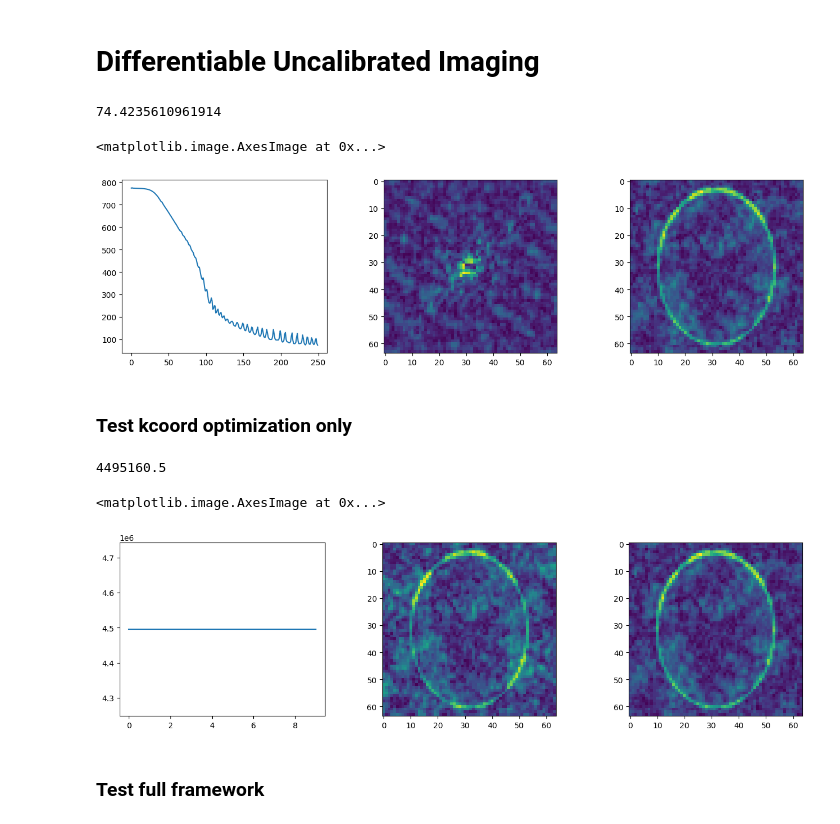
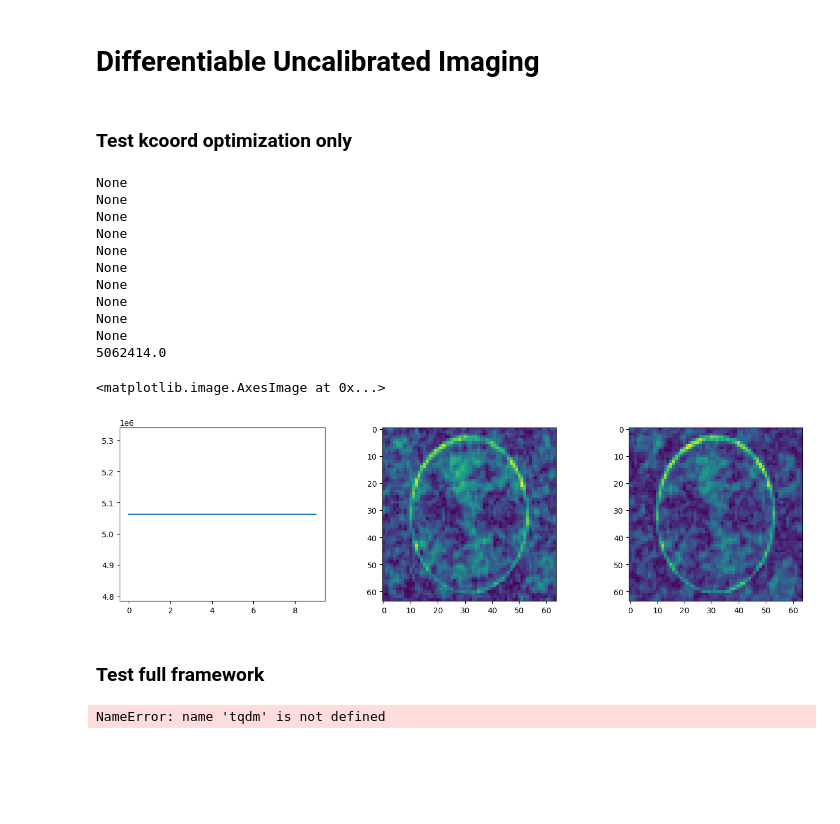
Before and after one commit to cnmy-ro/roci, a Jupyter notebook: algorithms/implicit_repr/Demo--Diff_Uncalib_Imaging.ipynb, the cells around one changed output. Drawn from its saved outputs; the diff is of its cells as text; code cells hidden in the pictures; blank space fills up the shorter version.

```diff
--- a/algorithms/implicit_repr/Demo--Diff_Uncalib_Imaging.ipynb
+++ b/algorithms/implicit_repr/Demo--Diff_Uncalib_Imaging.ipynb
@@ -51,13 +52,15 @@ class MeasurementRepr(nn.Module):
 
 class ForwardOperator:
 
-    def __init__(self):
-        self.nufft = tkbn.KbNufft(im_size=(64,64))
-        self.inufft = tkbn.KbNufftAdjoint(im_size=(64,64))
+    def __init__(self, device='cpu'):
+        # self.device = device
+        self.nufft = tkbn.KbNufft(im_size=(64,64), device=device)
+        self.inufft = tkbn.KbNufftAdjoint(im_size=(64,64), device=device)
 
     def set_coords(self, kcoords):
         self.kcoords = kcoords.T
-        self.interp_matrices = tkbn.calc_tensor_spmatrix(self.kcoords.detach(), im_size=(64,64))
+        self.interp_matrices = tkbn.calc_tensor_spmatrix(self.kcoords.clone().detach(), im_size=(64,64))
+        self.interp_matrices = (self.interp_matrices[0].to(kcoords.device), self.interp_matrices[1].to(kcoords.device))
 
     def __call__(self, image):
         kdata = self.nufft(image, self.kcoords)  # Shape: (1, 1, ksamples); Dtype = complex64
@@ -78,23 +81,20 @@ def loss_fitting(kdata, kdata_pred_r):
 def loss_consistency(kdata_pred_r, kdata_pred_ag):
     return torch.norm(kdata_pred_r - kdata_pred_ag, p=2)
 # %%
+device = 'cuda'
 
 # Init stuff
-R = MeasurementRepr()
-A = ForwardOperator()
+R = MeasurementRepr().to(device)
+A = ForwardOperator(device)
 G = ReconstructorSimple()
-image_gt = init_phantom()         # Shape: (1, 1, H, W); Dtype = complex64
-kcoords_true = init_kcoords(accel=1.5)  # Shape: (ksamples, 2)
+image_gt = init_phantom().to(device)         # Shape: (1, 1, H, W); Dtype = complex64
+kcoords_true = init_kcoords(accel=1.5).to(device)   # Shape: (ksamples, 2)
 A.set_coords(kcoords_true)
 kdata_true = A(image_gt).clone().detach()  # Shape: (ksamples, 1); Dtype = complex64
 
 # # Sanity check
 # recon = A.H(kdata)
 # plt.imshow(recon.abs().squeeze().detach()); plt.show()
-# %% [output]
-74.4235610961914
-<matplotlib.image.AxesImage at 0x...>
-[figure, removed]
 # %% [markdown]
 ### Test kcoord optimization only
 # %%
@@ -103,58 +103,71 @@ kdata_true = A(image_gt).clone().detach()  # Shape: (ksamples, 1); Dtype = compl
 kcoords = kcoords_true + torch.randn_like(kcoords_true) * torch.pi * 0.01  # Miscalibration
 kcoords = kcoords.detach()
 kcoords.requires_grad = True
-params = itertools.chain([kcoords])
-optimizer = torch.optim.Adam(params, lr=1e1)
+optimizer = torch.optim.Adam([kcoords], lr=1e-5)
 consistency_weight = 1.
 
 # Optimization loop
 num_iters = 10
 loss_history = []
 kdata_pred_r = kdata_true
 for it in range(num_iters):
 
     optimizer.zero_grad()
     A.set_coords(kcoords)
+
     kdata_pred_ag = A(G(kdata_true, A))  # Shape: {ksamples, 1}
+    loss = loss_consistency(kdata_true, kdata_pred_ag)
 
-    loss = loss_consistency(kdata_true, kdata_pred_ag)
+    # kdata_pred_r = R(kcoords)  # Shape: {ksamples, 1}
+    # loss = loss_consistency(kdata_true, kdata_pred_r)
+
     loss.backward()
+    print(kcoords.grad)
     optimizer.step()
     loss_history.append(loss.item())
 
 # Results
 print(loss_history[-1])
 
 A.set_coords(kcoords)
 recon_pred = G(kdata_pred_r, A)
 
 A.set_coords(kcoords_true)
 recon_true = G(kdata_true, A)
 
 fig, axs = plt.subplots(1,3, figsize=(16, 4))
 axs[0].plot(loss_history)
-axs[1].imshow(recon_pred.abs().squeeze().detach())
-axs[2].imshow(recon_true.abs().squeeze().detach())
+axs[1].imshow(recon_pred.abs().squeeze().detach().cpu())
+axs[2].imshow(recon_true.abs().squeeze().detach().cpu())
 # %% [output]
-4495160.5
+None
+None
+None
+None
+None
+None
+None
+None
+None
+None
+5062414.0
 <matplotlib.image.AxesImage at 0x...>
-[figure, old version]
+[figure, new version]
 # %% [markdown]
 ### Test full framework
 # %%
-
 # Optimization prep
 kcoords = kcoords_true + torch.randn_like(kcoords_true) * torch.pi * 0.01  # Miscalibration
-kcoords = kcoords.detach()
+kcoords = kcoords.detach().to(device)
 kcoords.requires_grad = True
 params = itertools.chain([kcoords], R.parameters())
 optimizer = torch.optim.Adam(params, lr=5e-3)
 consistency_weight = 1.
 
 # Optimization loop
-num_iters = 250
+num_iters = 1000
 loss_history = []
-for it in range(num_iters):
+for it in tqdm(range(num_iters)):
 
     A.set_coords(kcoords)
     optimizer.zero_grad()
@@ -178,5 +191,7 @@ recon_true = G(kdata_true, A)
 
 fig, axs = plt.subplots(1,3, figsize=(16, 4))
 axs[0].plot(loss_history)
-axs[1].imshow(recon_pred.abs().squeeze().detach())
-axs[2].imshow(recon_true.abs().squeeze().detach())
+axs[1].imshow(recon_pred.abs().squeeze().detach().cpu())
+axs[2].imshow(recon_true.abs().squeeze().detach().cpu())
+# %% [output]
+NameError: name 'tqdm' is not defined
```
Also changed, not shown: parts of 1 cell of this notebook.
